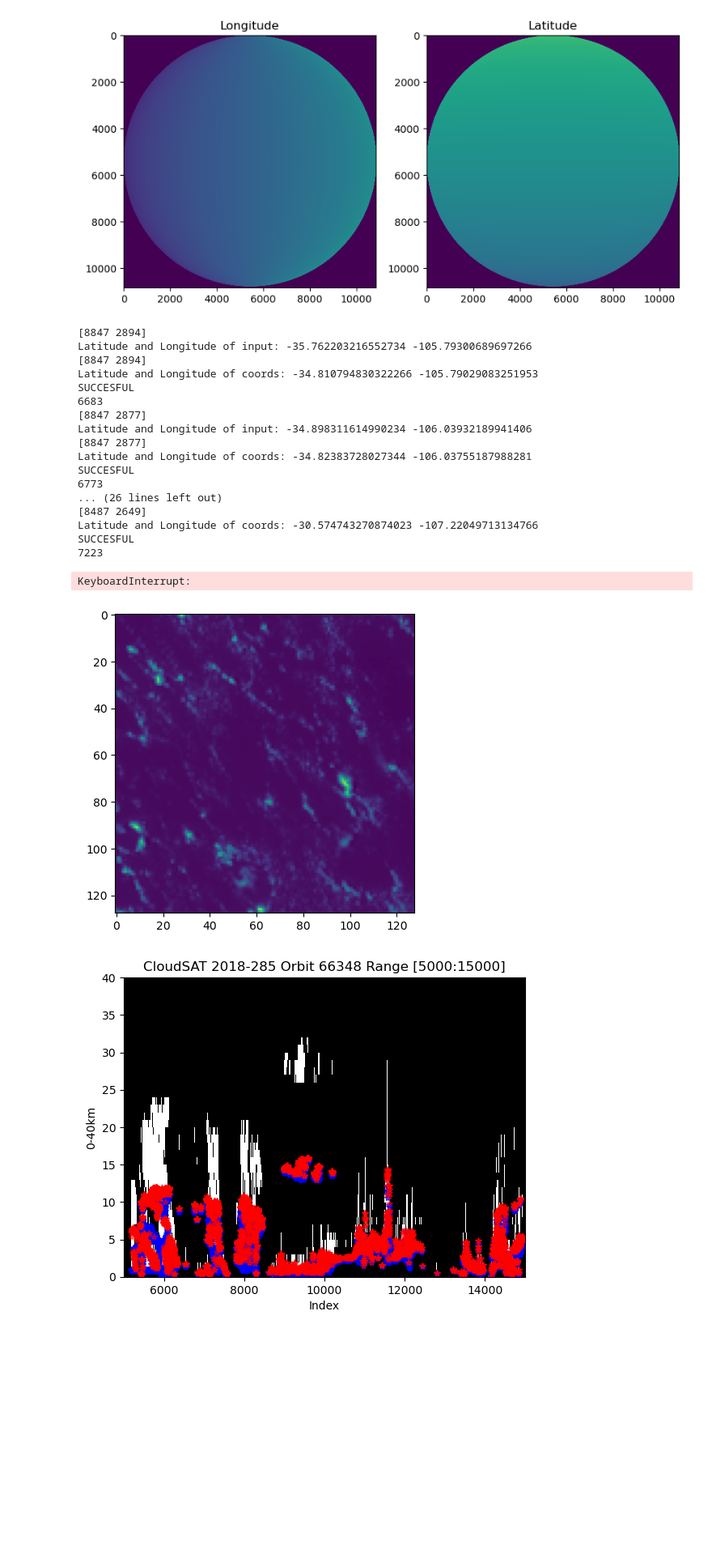
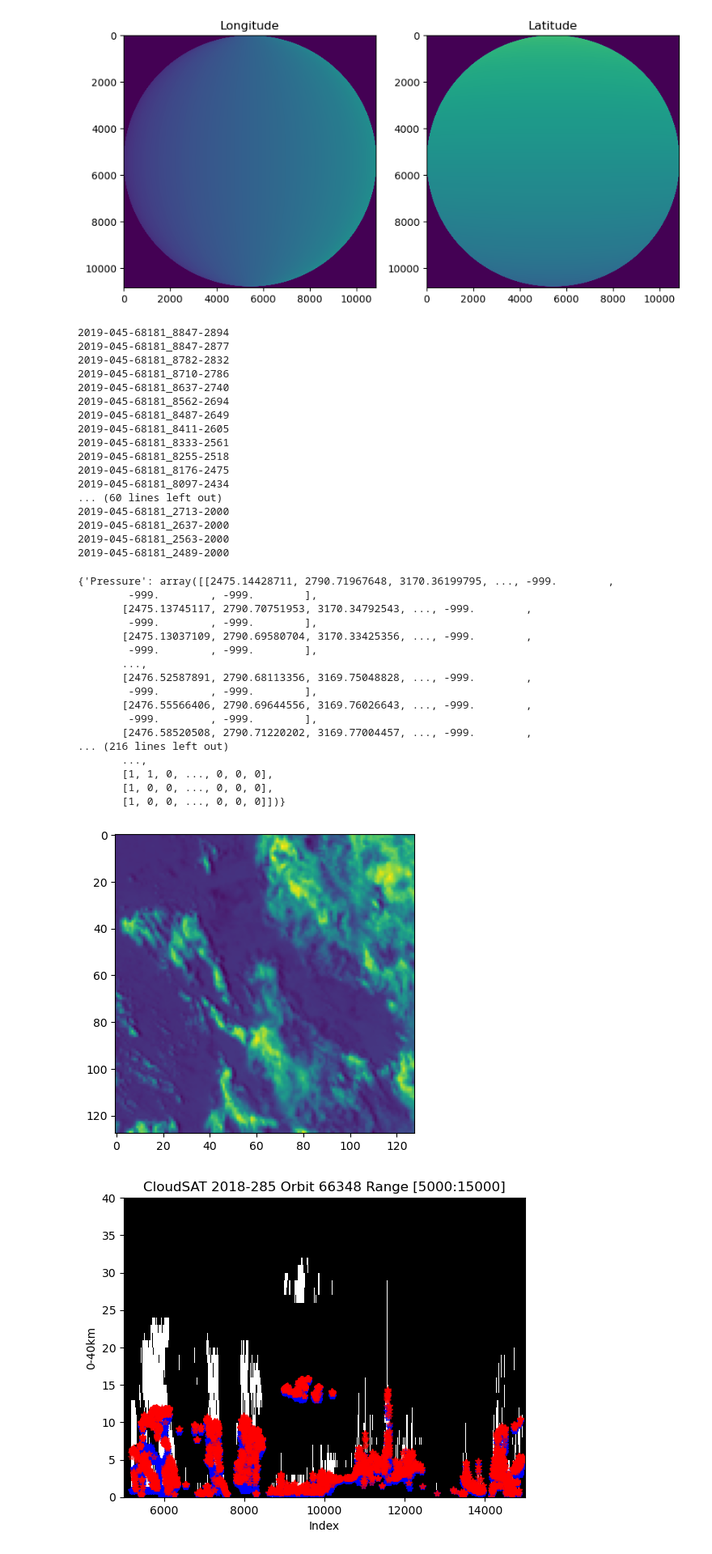
Before and after one commit to szhanggg/summer-internship-2024, a Jupyter notebook: abiChipCropping.ipynb, the cells around one changed output. Shown at 81% size. Cells and saved outputs as stored; diff of their text form; code cells hidden in the pictures; blank space fills up the shorter version.

```diff
--- a/abiChipCropping.ipynb
+++ b/abiChipCropping.ipynb
@@ -311,9 +345,8 @@ def processFile(yy, ddn, orbit, latb):
 #=================================
 yy = '2019'
 ddn = '045'; orbit = '68181'
-latb = [-50.,50.] #//only crop images between 50S and 50N
 
-processFile(yy, ddn, orbit, latb)
+processFile(yy, ddn, orbit)
 
 # for i in np.arange(10):
 #   tmp=np.squeeze(cs_clt[:,i])
@@ -323,25 +356,46 @@ processFile(yy, ddn, orbit, latb)
 #---- implementing the 40-level cloud mask processing code from ----
 #---- https://colab.research.google.com/drive/1cIsSLS5ht8PXQ8bAbJpboAIxrnanwupu -----
 # %% [output]
-[8847 2894]
-Latitude and Longitude of input: -35.762203216552734 -105.79300689697266
-[8847 2894]
-Latitude and Longitude of coords: -34.810794830322266 -105.79029083251953
-SUCCESFUL
-6683
-[8847 2877]
-Latitude and Longitude of input: -34.898311614990234 -106.03932189941406
-[8847 2877]
-Latitude and Longitude of coords: -34.82383728027344 -106.03755187988281
-SUCCESFUL
-6773
-... (26 lines left out)
-[8487 2649]
-Latitude and Longitude of coords: -30.574743270874023 -107.22049713134766
-SUCCESFUL
-7223
+2019-045-68181_8847-2894
+2019-045-68181_8847-2877
+2019-045-68181_8782-2832
+2019-045-68181_8710-2786
+2019-045-68181_8637-2740
+2019-045-68181_8562-2694
+2019-045-68181_8487-2649
+2019-045-68181_8411-2605
+2019-045-68181_8333-2561
+2019-045-68181_8255-2518
+2019-045-68181_8176-2475
+2019-045-68181_8097-2434
+... (60 lines left out)
+2019-045-68181_2713-2000
+2019-045-68181_2637-2000
+2019-045-68181_2563-2000
+2019-045-68181_2489-2000
-KeyboardInterrupt:
-[figure, removed]
+# %%
+f = np.load("/explore/nobackup/people/szhang16/abiCloudSATChips/2019-045-68181_5994-2000.npz", allow_pickle=True)
+plt.imshow(f['chip'][..., 0])
+print(f['data'])
+# %% [output]
+{'Pressure': array([[2475.14428711, 2790.71967648, 3170.36199795, ..., -999.        ,
+        -999.        , -999.        ],
+       [2475.13745117, 2790.70751953, 3170.34792543, ..., -999.        ,
+        -999.        , -999.        ],
+       [2475.13037109, 2790.69580704, 3170.33425356, ..., -999.        ,
+        -999.        , -999.        ],
+       ...,
+       [2476.52587891, 2790.68113356, 3169.75048828, ..., -999.        ,
+        -999.        , -999.        ],
+       [2476.55566406, 2790.69644556, 3169.76026643, ..., -999.        ,
+        -999.        , -999.        ],
+       [2476.58520508, 2790.71220202, 3169.77004457, ..., -999.        ,
+... (216 lines left out)
+       ...,
+       [1, 1, 0, ..., 0, 0, 0],
+       [1, 0, 0, ..., 0, 0, 0],
+       [1, 0, 0, ..., 0, 0, 0]])}
+[figure, added]
 # %%
 N = len(cs_clb)
 
```
Also changed, not shown: parts of 1 cell of this notebook.
